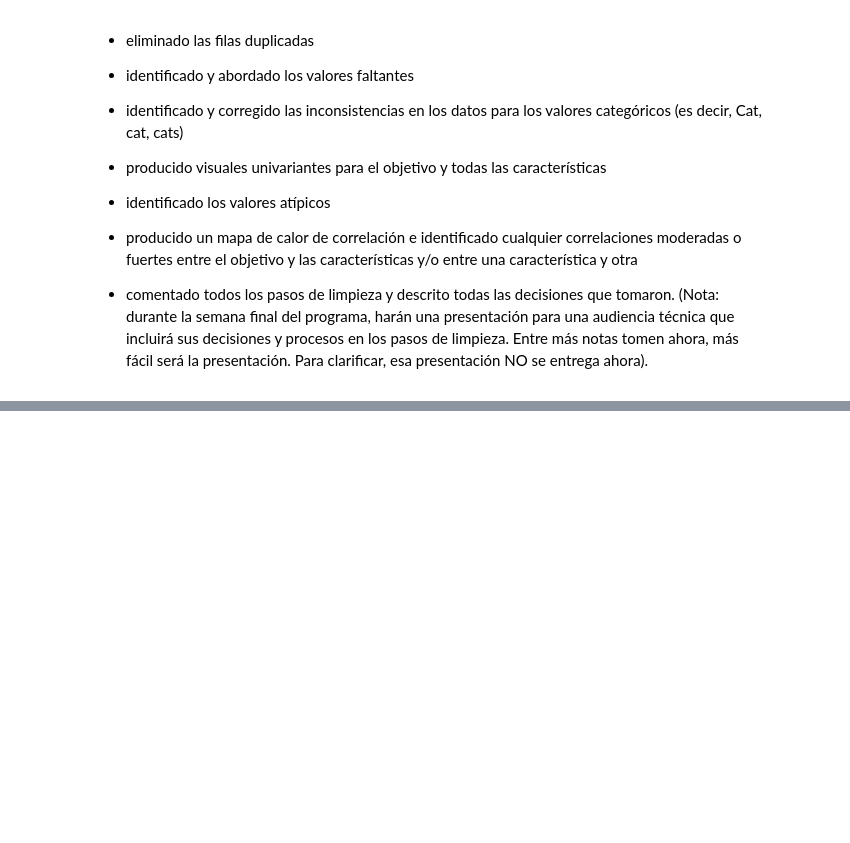
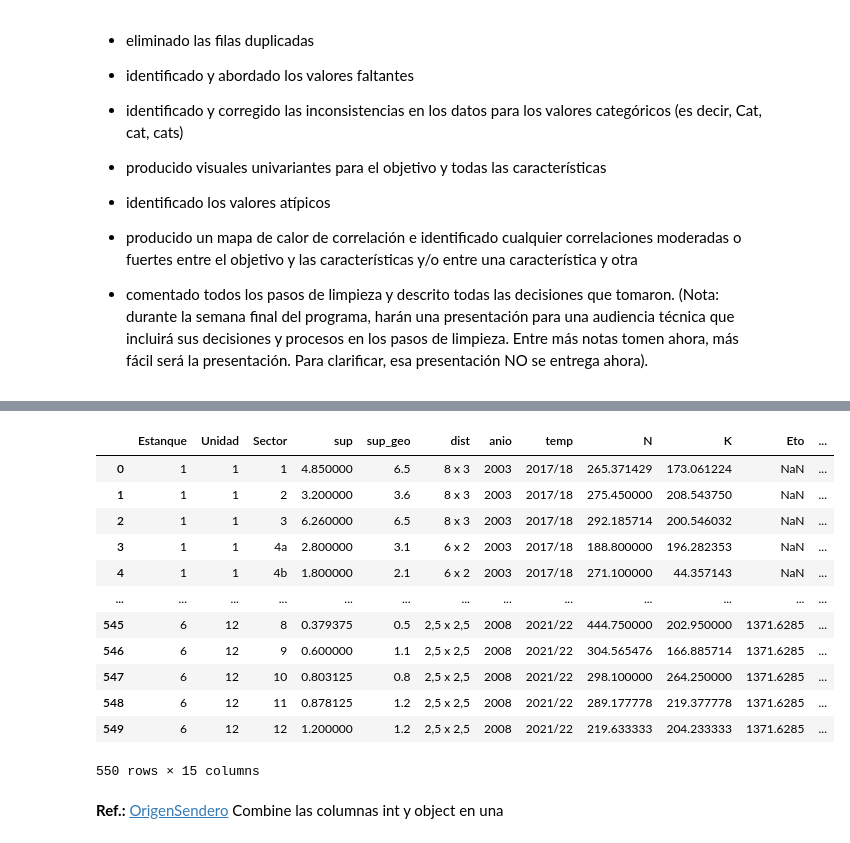
Before and after one commit to javierexe/estimacion-de-cosecha, a Jupyter notebook: Proyecto_2.ipynb, the cells around one changed output, grey strips where cells are left out. Saved outputs shown, nothing was run; the diff lists cells and outputs as text; code cells hidden in the pictures; blank space fills up the shorter version.

```diff
--- a/Proyecto_2.ipynb
+++ b/Proyecto_2.ipynb
@@ -220,0 +296,11 @@ NameError: ignored
+# %%
+df.rename(columns={'Superficie (ha)':'sup',
+                   'Superficie geometrica (ha)':'sup_geo',
+                   'Marco plantación':'dist',
+                   'Año plantación':'anio',
+                   'Temporada':'temp',
+                   'Nitrógeno':'N',
+                   'Potasio':'K',
+                   'días grado':'dg',
+                   'rendimiento':'rend'},
+               inplace=True)
@@ -220,0 +319,19 @@ NameError: ignored
+# %%
+df['Id'] = df['Estanque'].astype(str) + '_' + df['Unidad'].astype(str) + '_' + df['Sector'].astype(str)
+df
+# %% [output]
+|  | Estanque | Unidad | Sector | sup | sup_geo | dist | anio | temp | N | K | Eto | ... |
+| 0 | 1 | 1 | 1 | 4.850000 | 6.5 | 8 x 3 | 2003 | 2017/18 | 265.371429 | 173.061224 | NaN | ... |
+| 1 | 1 | 1 | 2 | 3.200000 | 3.6 | 8 x 3 | 2003 | 2017/18 | 275.450000 | 208.543750 | NaN | ... |
+| 2 | 1 | 1 | 3 | 6.260000 | 6.5 | 8 x 3 | 2003 | 2017/18 | 292.185714 | 200.546032 | NaN | ... |
+| 3 | 1 | 1 | 4a | 2.800000 | 3.1 | 6 x 2 | 2003 | 2017/18 | 188.800000 | 196.282353 | NaN | ... |
+| 4 | 1 | 1 | 4b | 1.800000 | 2.1 | 6 x 2 | 2003 | 2017/18 | 271.100000 | 44.357143 | NaN | ... |
+| ... | ... | ... | ... | ... | ... | ... | ... | ... | ... | ... | ... | ... |
+| 545 | 6 | 12 | 8 | 0.379375 | 0.5 | 2,5 x 2,5 | 2008 | 2021/22 | 444.750000 | 202.950000 | 1371.6285 | ... |
+| 546 | 6 | 12 | 9 | 0.600000 | 1.1 | 2,5 x 2,5 | 2008 | 2021/22 | 304.565476 | 166.885714 | 1371.6285 | ... |
+| 547 | 6 | 12 | 10 | 0.803125 | 0.8 | 2,5 x 2,5 | 2008 | 2021/22 | 298.100000 | 264.250000 | 1371.6285 | ... |
+| 548 | 6 | 12 | 11 | 0.878125 | 1.2 | 2,5 x 2,5 | 2008 | 2021/22 | 289.177778 | 219.377778 | 1371.6285 | ... |
+| 549 | 6 | 12 | 12 | 1.200000 | 1.2 | 2,5 x 2,5 | 2008 | 2021/22 | 219.633333 | 204.233333 | 1371.6285 | ... |
+550 rows × 15 columns
+# %% [markdown]
+**Ref.:** [OrigenSendero](https://www.sourcetrail.com/es/python/combine-int-and-object-columns-into-one/) Combine las columnas int y object en una
```
Also changed, not shown: parts of 31 cells of this notebook.
